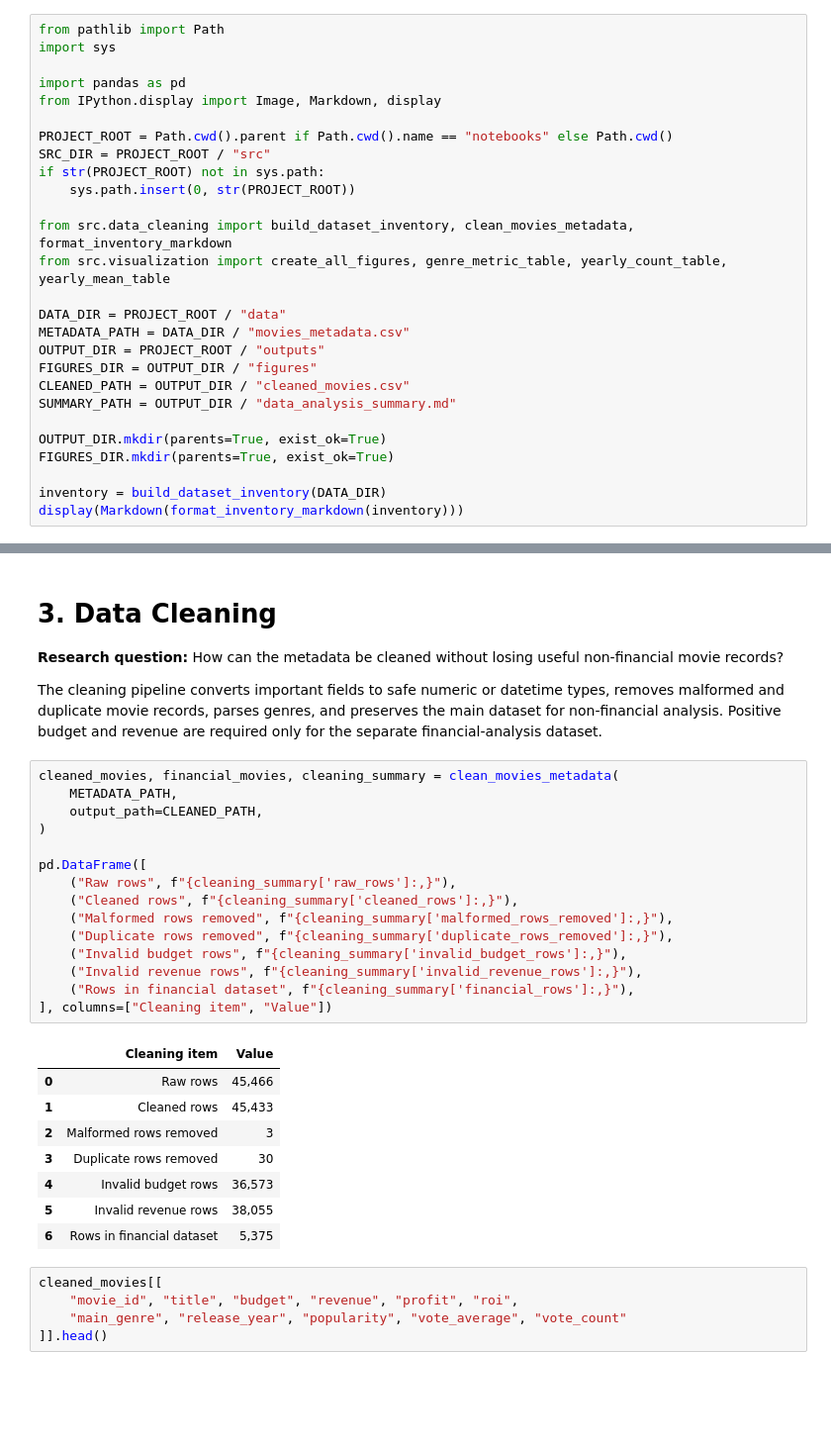
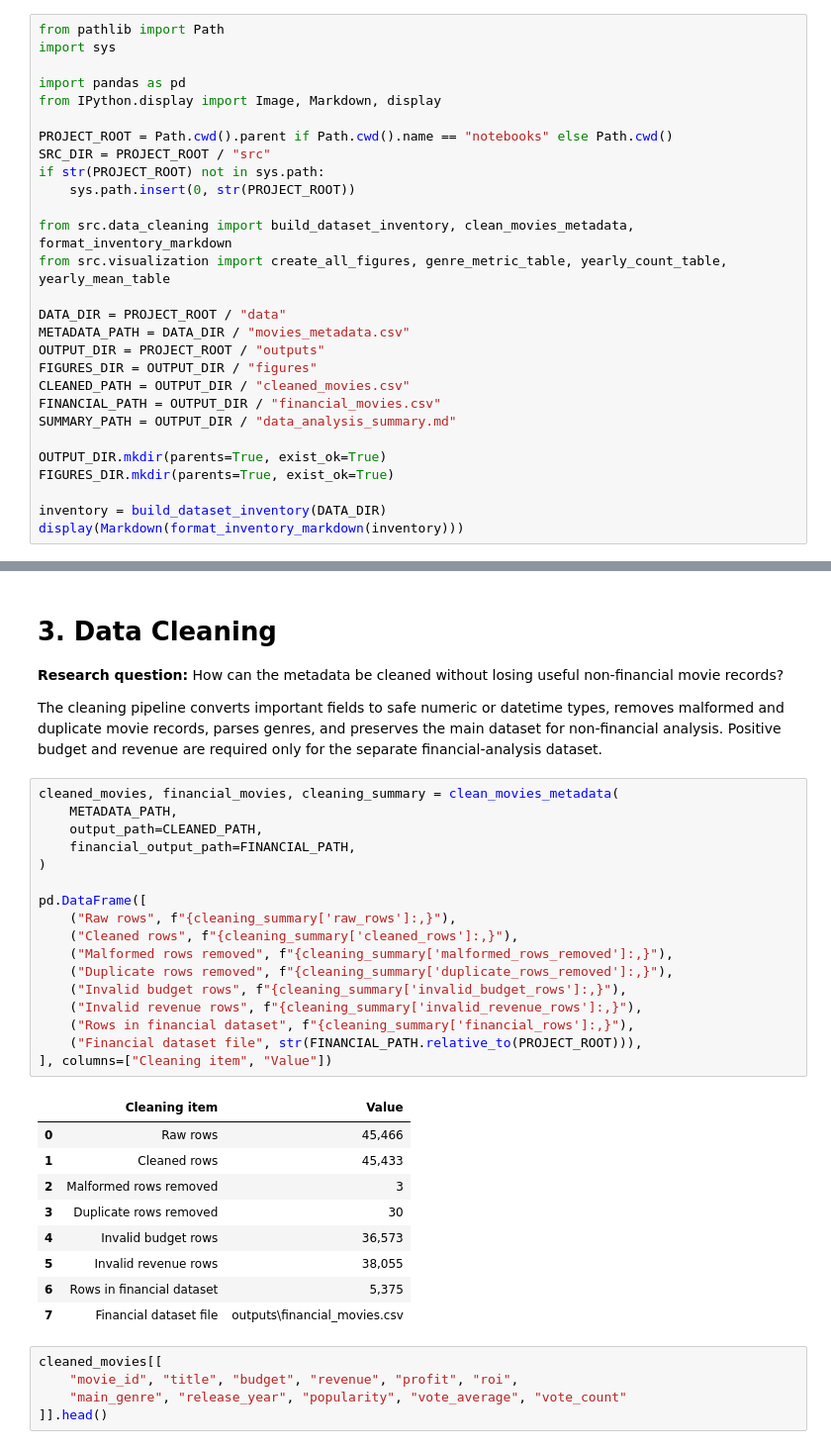
Before and after one commit to LiuZihao-Louis/IMDB_analysis, a Jupyter notebook: notebooks/01_data_analysis.ipynb, the cells around one changed output, grey strips where cells are left out. Shown at 99% size. Cells and saved outputs as stored; diff of their text form; blank space fills up the shorter version.

```diff
--- a/notebooks/01_data_analysis.ipynb
+++ b/notebooks/01_data_analysis.ipynb
@@ -39,6 +39,7 @@ METADATA_PATH = DATA_DIR / "movies_metadata.csv"
 OUTPUT_DIR = PROJECT_ROOT / "outputs"
 FIGURES_DIR = OUTPUT_DIR / "figures"
 CLEANED_PATH = OUTPUT_DIR / "cleaned_movies.csv"
+FINANCIAL_PATH = OUTPUT_DIR / "financial_movies.csv"
 SUMMARY_PATH = OUTPUT_DIR / "data_analysis_summary.md"
 
 OUTPUT_DIR.mkdir(parents=True, exist_ok=True)
@@ -130,27 +131,30 @@ The cleaning pipeline converts important fields to safe numeric or datetime type
 # %%
 cleaned_movies, financial_movies, cleaning_summary = clean_movies_metadata(
     METADATA_PATH,
     output_path=CLEANED_PATH,
+    financial_output_path=FINANCIAL_PATH,
 )
 
 pd.DataFrame([
     ("Raw rows", f"{cleaning_summary['raw_rows']:,}"),
     ("Cleaned rows", f"{cleaning_summary['cleaned_rows']:,}"),
     ("Malformed rows removed", f"{cleaning_summary['malformed_rows_removed']:,}"),
     ("Duplicate rows removed", f"{cleaning_summary['duplicate_rows_removed']:,}"),
     ("Invalid budget rows", f"{cleaning_summary['invalid_budget_rows']:,}"),
     ("Invalid revenue rows", f"{cleaning_summary['invalid_revenue_rows']:,}"),
     ("Rows in financial dataset", f"{cleaning_summary['financial_rows']:,}"),
+    ("Financial dataset file", str(FINANCIAL_PATH.relative_to(PROJECT_ROOT))),
 ], columns=["Cleaning item", "Value"])
 # %% [output]
 |  | Cleaning item | Value |
 | 0 | Raw rows | 45,466 |
 | 1 | Cleaned rows | 45,433 |
 | 2 | Malformed rows removed | 3 |
 | 3 | Duplicate rows removed | 30 |
 | 4 | Invalid budget rows | 36,573 |
 | 5 | Invalid revenue rows | 38,055 |
 | 6 | Rows in financial dataset | 5,375 |
+| 7 | Financial dataset file | outputs\financial_movies.csv |
 # %%
 cleaned_movies[[
     "movie_id", "title", "budget", "revenue", "profit", "roi",
```
Also changed, not shown: parts of 1 cell of this notebook, 3 other files.
